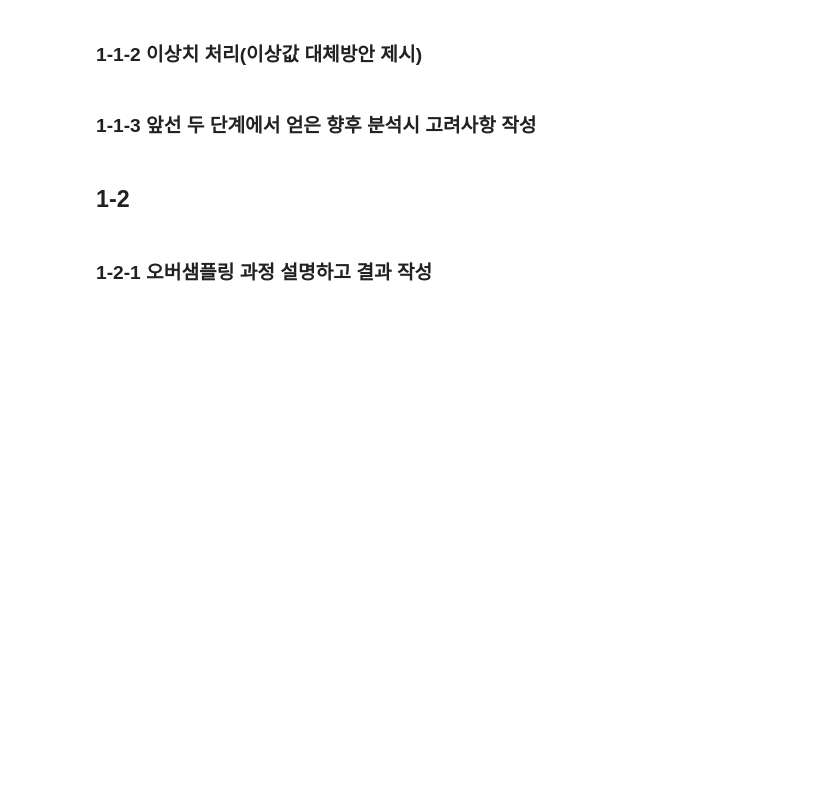
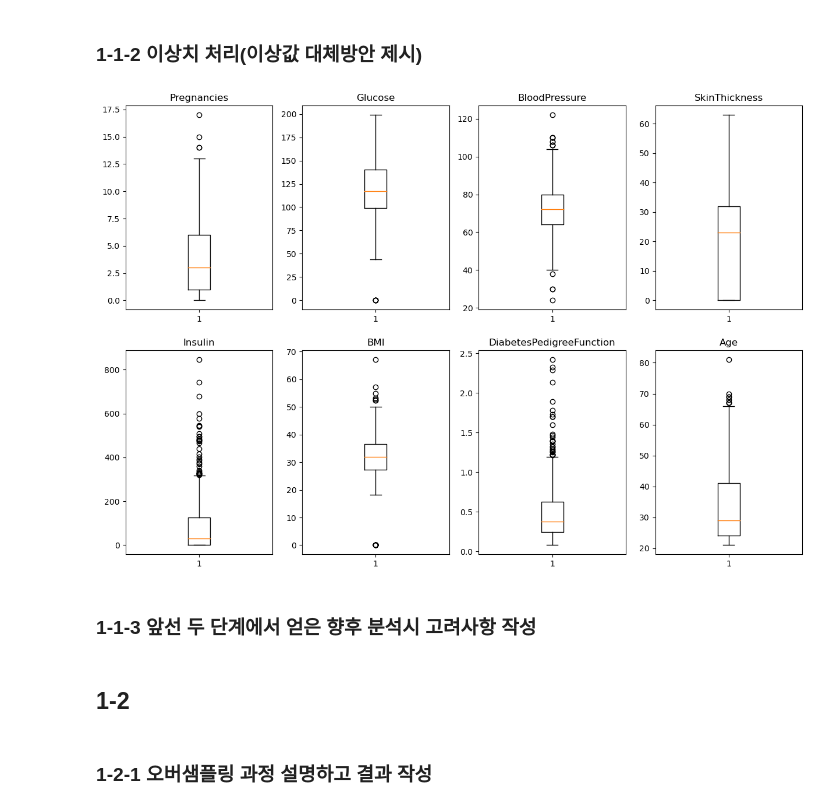
Before and after one commit to Junoflows/ADP, a Jupyter notebook: 문제/ADP_22회_기출.ipynb, the cells around one changed output. Saved outputs shown, nothing was run; the diff lists cells and outputs as text; code cells hidden in the pictures; blank space fills up the shorter version.

```diff
--- a/문제/ADP_22회_기출.ipynb
+++ b/문제/ADP_22회_기출.ipynb
@@ -20,2 +95,34 @@
+# %%
+import numpy as np
+
+# boxplot 에서 확인한 이상치를 NA 로 설정
+index1 = df[(df['BloodPressure'] > 8000) | (df['BloodPressure'] == 0)].index
+index2 = df[df['SkinThickness'] > 90].index
+index3 = df[df['BMI'] > 8000].index
+index4 = df[df['Age'] > 800].index
+
+df.loc[index1, 'BloodPressure'] = np.nan
+df.loc[index2, 'SkinThickness'] = np.nan
+df.loc[index3, 'BMI'] = np.nan
+df.loc[index4, 'Age'] = np.nan
+# %%
+# BloodPressure, SkinThickness, BMI 는 평균값으로 대체하고 Age 는 중앙값으로 대체하자.
+df['BloodPressure'] = df['BloodPressure'].fillna(df['BloodPressure'].mean())
+df['SkinThickness'] = df['SkinThickness'].fillna(df['SkinThickness'].mean())
+df['BMI'] = df['BMI'].fillna(df['BMI'].mean())
+df['Age'] = df['Age'].fillna(df['Age'].median())
+# %%
+# 이상치 처리 후 다시 boxplot 확인
+quan = df.columns.drop('Outcome')
+fig, axes = plt.subplots(2, 4, figsize = (15, 10))
+# plt.subplots_adjust(wspace= 0.3, hspace= 0.3)
+
+for i, col in enumerate(quan):
+    axes[i // 4, i % 4].boxplot(df[col])
+    axes[i // 4, i % 4].set_title(col)
+
+plt.show()
+# %% [output]
+[figure, added]
 # %% [markdown]
 ### 1-1-3 앞선 두 단계에서 얻은 향후 분석시 고려사항 작성
```
Also changed, not shown: parts of 43 cells of this notebook, 1 other file.
